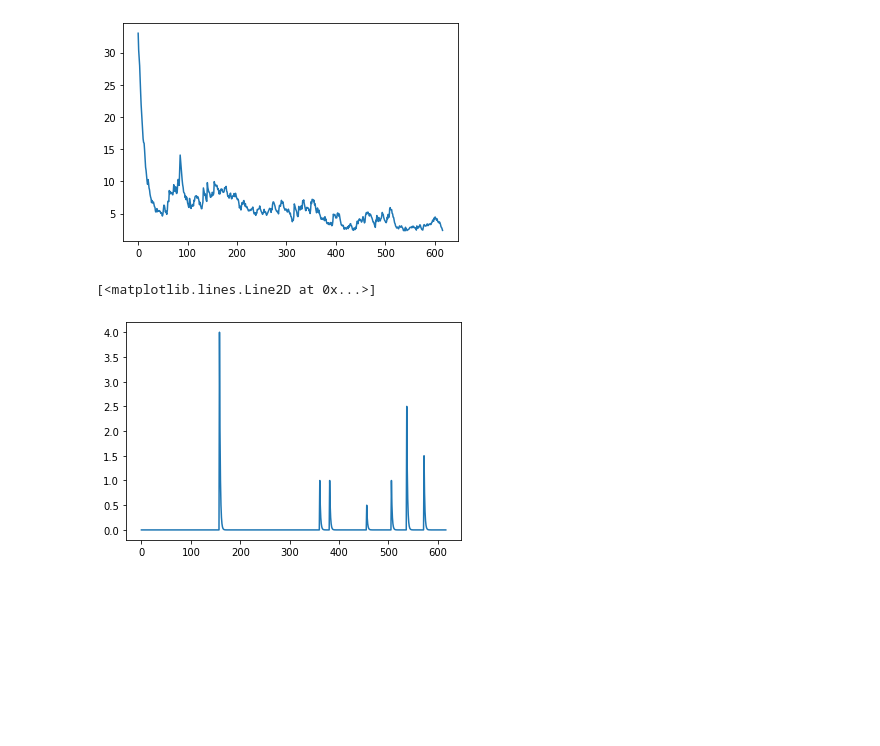
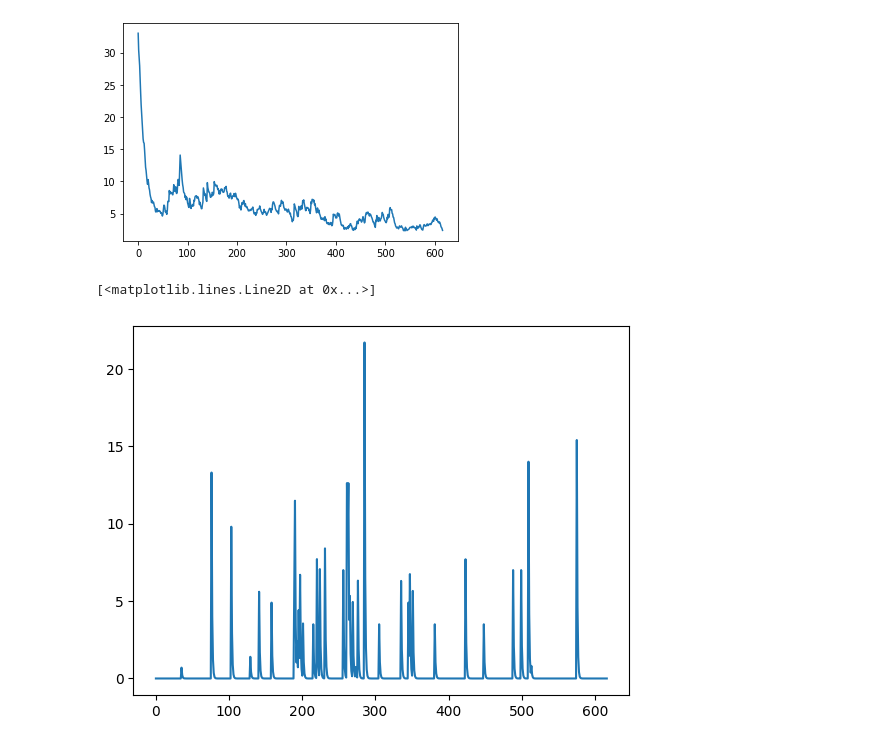
Before and after one commit to nic0gin/datamadness, a Jupyter notebook: cleaning_references.ipynb, the cells around one changed output. Saved outputs shown, nothing was run; the diff lists cells and outputs as text; code cells hidden in the pictures; blank space fills up the shorter version.

```diff
--- a/cleaning_references.ipynb
+++ b/cleaning_references.ipynb
@@ -69,8 +57,8 @@ plt.plot(y)
 [<matplotlib.lines.Line2D at 0x...>]
 [figure]
 # %%
-y = smooth(list(feature_counts['errors_count']), 0.5)
+y = smooth(list(feature_counts['self_refs_count']), 0.3)
 plt.plot(y)
 # %% [output]
 [<matplotlib.lines.Line2D at 0x...>]
-[figure, old version]
+[figure, new version]
```
Also changed, not shown: parts of 2 cells of this notebook, 8 other files.
